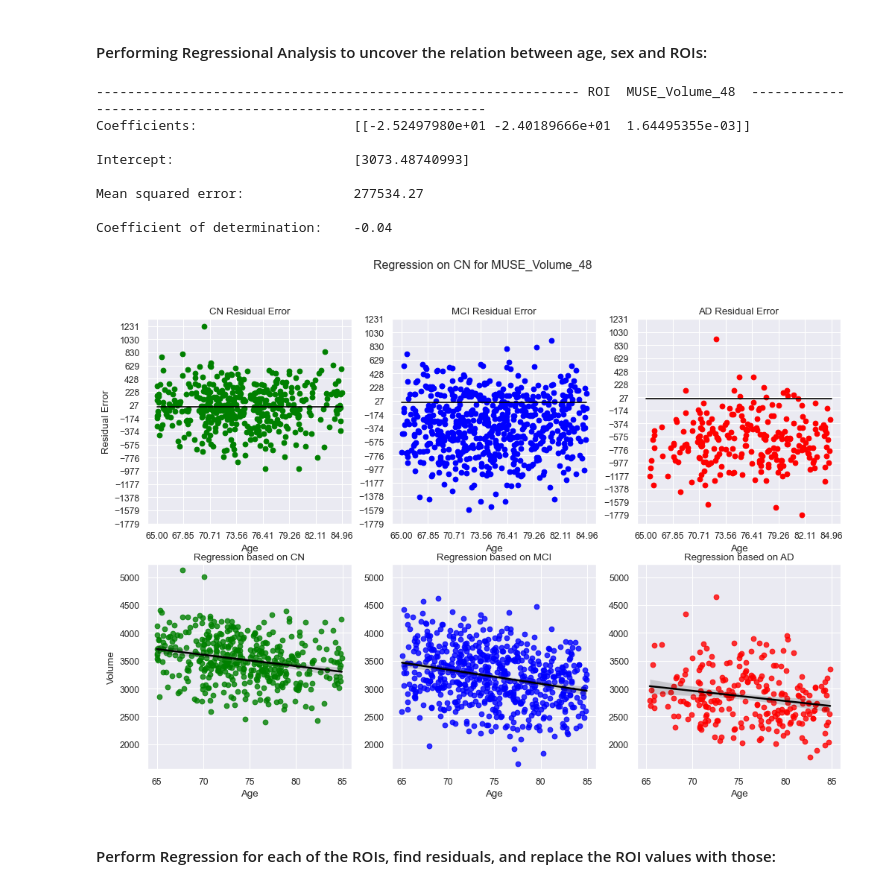
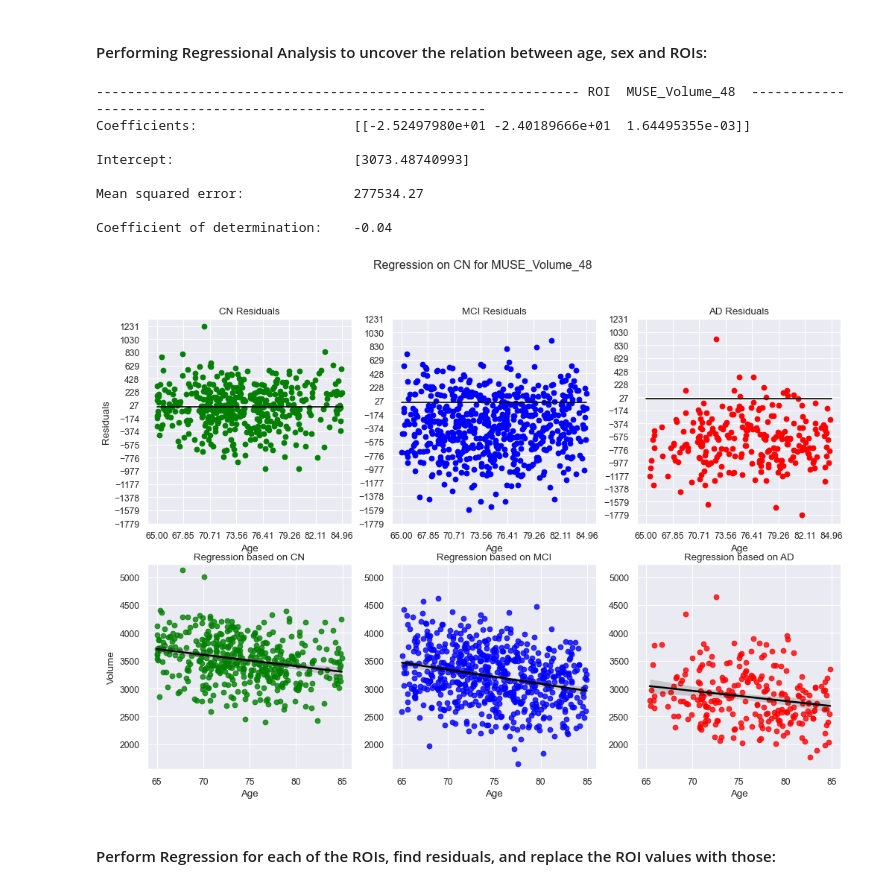
Before and after one commit to georgeaidinis/Dissertation, a Jupyter notebook: DeepCCA Model/ADNI Regressional Analysis.ipynb, the cells around one changed output. Drawn from its saved outputs; the diff is of its cells as text; code cells hidden in the pictures.

```diff
--- a/DeepCCA Model/ADNI Regressional Analysis.ipynb
+++ b/DeepCCA Model/ADNI Regressional Analysis.ipynb
@@ -119,12 +119,12 @@ ax_arr[0,2].set_xticks(np.linspace(min(X[age_mask][:,0]), max(X[age_mask][:,0]),
 ax_arr[0,2].set_yticks(np.linspace(min(Y_resid[age_mask]), max(Y_resid[age_mask]), num = 16))
 
 
-ax_arr[0,0].set_title("CN Residual Error")
+ax_arr[0,0].set_title("CN Residuals")
 ax_arr[0,0].set_xlabel('Age')
-ax_arr[0,0].set_ylabel('Residual Error')
-ax_arr[0,1].set_title("MCI Residual Error")
+ax_arr[0,0].set_ylabel('Residuals')
+ax_arr[0,1].set_title("MCI Residuals")
 ax_arr[0,1].set_xlabel('Age')
-ax_arr[0,2].set_title("AD Residual Error")
+ax_arr[0,2].set_title("AD Residuals")
 ax_arr[0,2].set_xlabel('Age')
 
 sns.regplot(x=X[CN_mask][:,0], y=Y[CN_mask],
@@ -143,34 +143,34 @@ sns.regplot(x=X[AD_mask][:,0], y=Y[AD_mask],
             ax = ax_arr[1,2],
             line_kws={'color':"black"})
 
 ax_arr[1,0].set_xlim(xmin=min(X[age_mask][:,0])-1, xmax=max(X[age_mask][:,0])+1)
 ax_arr[1,1].set_xlim(xmin=min(X[age_mask][:,0])-1, xmax=max(X[age_mask][:,0])+1)
 ax_arr[1,2].set_xlim(xmin=min(X[age_mask][:,0])-1, xmax=max(X[age_mask][:,0])+1)
 ax_arr[1,0].set_ylim(ymin=min(Y[age_mask])-100, ymax=max(Y[age_mask])+100)
 ax_arr[1,1].set_ylim(ymin=min(Y[age_mask])-100, ymax=max(Y[age_mask])+100)
 ax_arr[1,2].set_ylim(ymin=min(Y[age_mask])-100, ymax=max(Y[age_mask])+100)
 
 ax_arr[1,0].set_title("Regression based on CN")
 ax_arr[1,0].set_xlabel('Age')
 ax_arr[1,0].set_ylabel('Volume')
 ax_arr[1,1].set_title("Regression based on MCI")
 ax_arr[1,1].set_xlabel('Age')
 ax_arr[1,2].set_title("Regression based on AD")
 ax_arr[1,2].set_xlabel('Age')
 
 fig.suptitle("Regression on CN for MUSE_Volume_48")
 plt.show()
 print("\n\n")
 # %% [output]
 -------------------------------------------------------------- ROI  MUSE_Volume_48  --------------------------------------------------------------
 Coefficients:                    [[-2.52497980e+01 -2.40189666e+01  1.64495355e-03]]
 
 Intercept:                       [3073.48740993]
 
 Mean squared error:              277534.27
 
 Coefficient of determination:    -0.04
-[figure, old version]
+[figure, new version]
 # %% [markdown]
 #### Perform Regression for each of the ROIs, find residuals, and replace the ROI values with those:
 # %%
```
Also changed, not shown: 2 other files.
